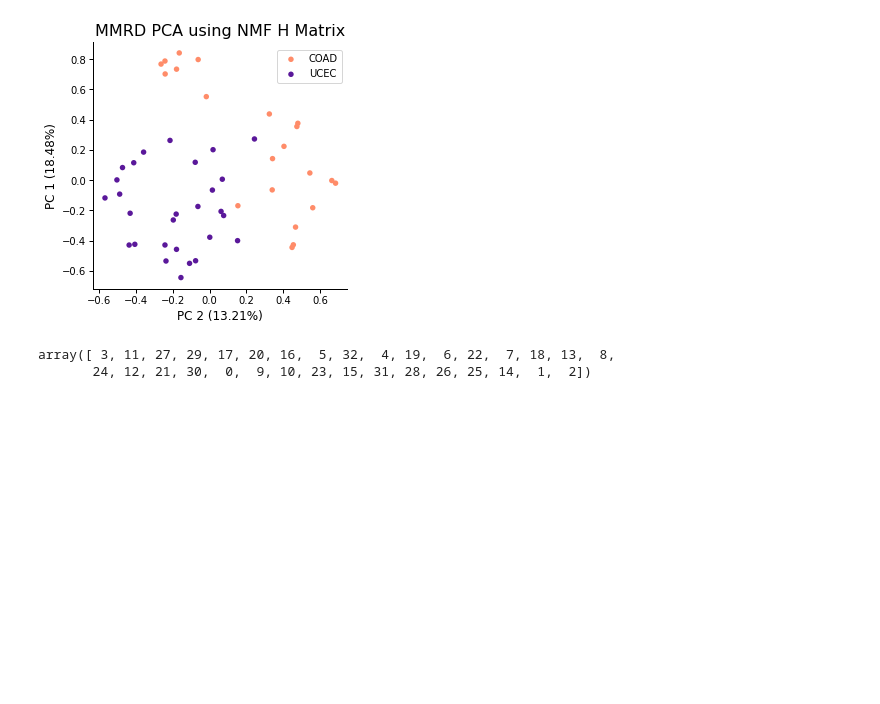
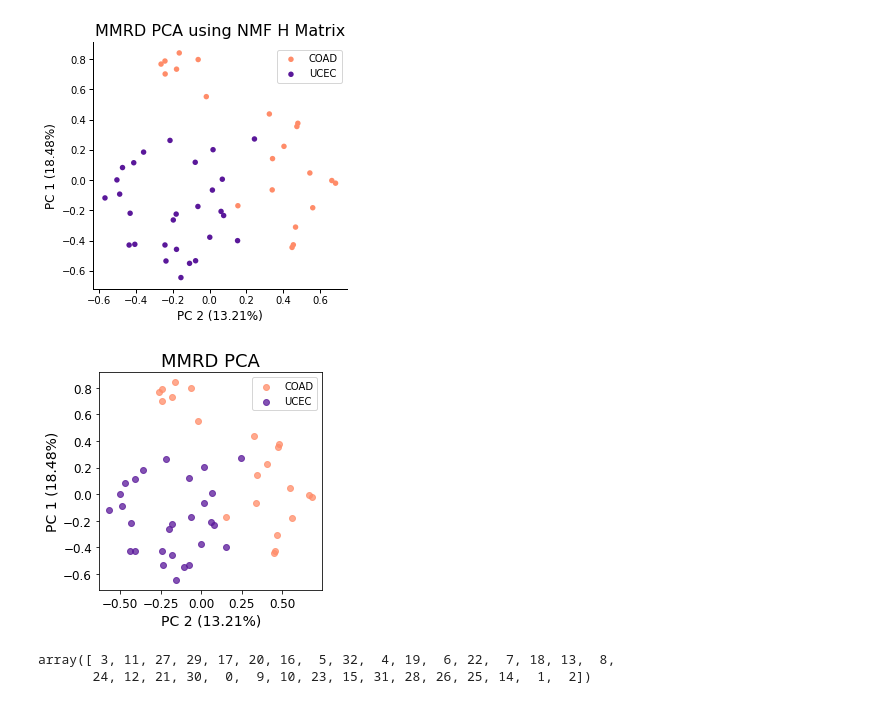
Before and after one commit to getzlab/CPTAC_PanCan_PTM_2023, a Jupyter notebook: Fig3/03_recluster_ddr_deficient.ipynb, the cells around one changed output. Drawn from its saved outputs; the diff is of its cells as text; code cells hidden in the pictures; blank space fills up the shorter version.

Commit message:
replot MMRD pca

```diff
--- a/Fig3/03_recluster_ddr_deficient.ipynb
+++ b/Fig3/03_recluster_ddr_deficient.ipynb
@@ -197,6 +197,22 @@ ax[0,0].legend(loc='center right', bbox_to_anchor=(1, 0.9))
 f.savefig("figures/Figure_S3D_mmrd_pca.pdf", dpi=100, bbox_inches='tight')
 # %% [output]
 [figure]
+# %%
+f, ax = plt.subplots(1, 1, figsize=(4, 4))
+P_df['cohort'] = P_df.index.map(sample_df.set_index('Proteome_Sample_ID').to_dict()['cohort'])
+for cohort in ['COAD', 'UCEC']:
+    ax.scatter(P_df[P_df['cohort']==cohort][1], P_df[P_df['cohort']==cohort][0],
+               c={'COAD':'#ff8c69', 'UCEC':'#5a189a'}[cohort], alpha=0.75)
+ax.legend(['COAD', 'UCEC'])
+ax.tick_params(axis='both', labelsize=12)
+var_1 = pca.explained_variance_ratio_[0] * 100
+var_2 = pca.explained_variance_ratio_[1] * 100
+ax.set_xlabel(f"PC 2 ({'%.2f' % var_2}%)", size=14)
+ax.set_ylabel(f"PC 1 ({'%.2f' % var_1}%)", size=14)
+ax.set_title("MMRD PCA", size=18)
+f.savefig("figures/Figure_S3D_mmrd_pca.pdf", dpi=100, bbox_inches='tight')
+# %% [output]
+[figure, added]
 # %%
 # Sort signatures by their explained variance in PC 2
 np.argsort(abs(pca.components_[1]))[::-1]
```
